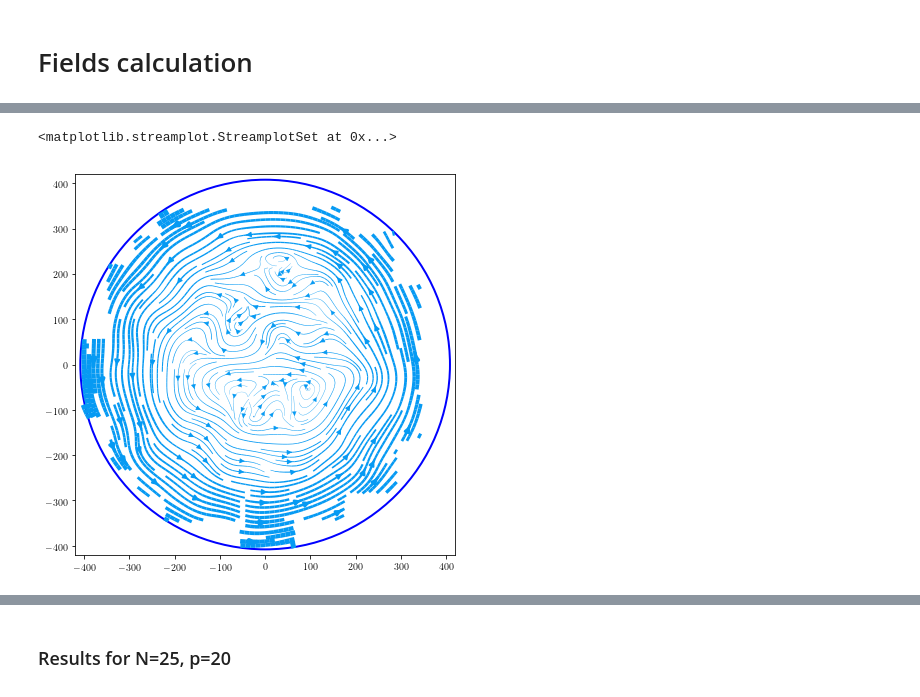
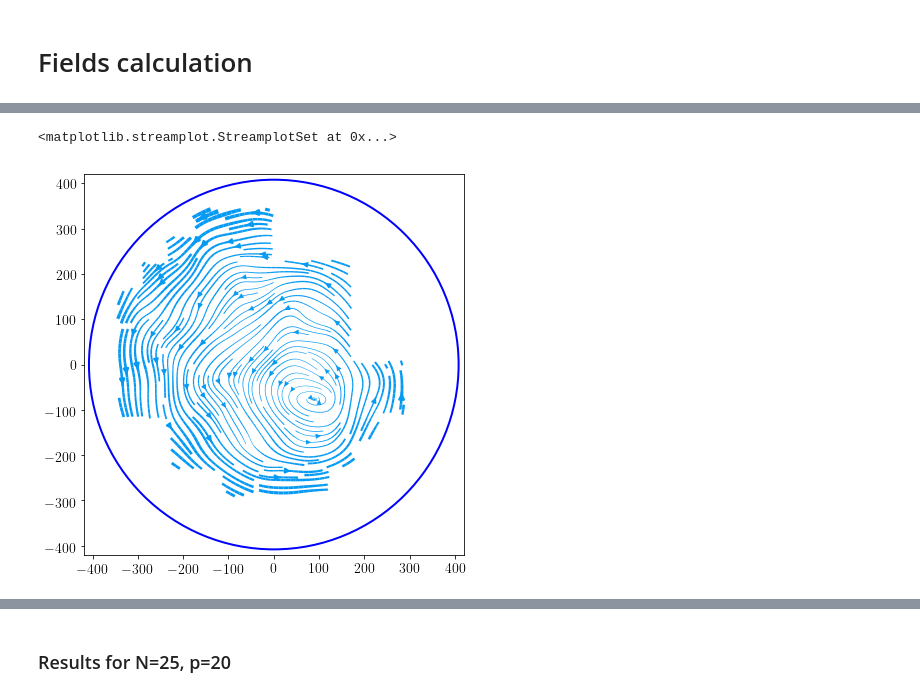
Before and after one commit to fvegar/brownian, a Jupyter notebook: chiral_tracks.ipynb, the cells around one changed output, grey strips where cells are left out. Drawn from its saved outputs; the diff is of its cells as text; code cells hidden in the pictures.

```diff
--- a/chiral_tracks.ipynb
+++ b/chiral_tracks.ipynb
@@ -638,11 +650,0 @@ theta angle list, is between 0 and 14 AND TOTALLY READY
-# %%
-itr = 10
-ln = len(tracks[itr])
-a = tracks[itr].drop([ln-1-i for i in range(ln%3)]) # table has to be multiple of step (here, 3)
-#d = np.empty((3, len(a[::3]) -1 ))
-dd = np.empty(len(a) -3) # drop step (3) last elements, which will not have velocity
-for i in range(3):
-#    d[i] = a.x[3+i::3].values - a.x[i:-3:3].values
-#for i in range(3):
-#    dd[i::3] = d[i]
-    dd[i::3] = a.x[3+i::3].values - a.x[i:-3:3].values
@@ -921,11 +929,11 @@ np.min(fr[2])
 # %%
 R = info.ROI_radius[0]
 limits = [[-R, R], [- R, + R]]
-xc = info.ROI_center[0][0]
-yc = info['shape'][0][1] - info.ROI_center[0][1]
+#xc = info.ROI_center[0][0]
+#yc = info['shape'][0][1] - info.ROI_center[0][1]
 
-x = datos.x.values - xc
-y = datos.y.values - yc
+x = datos.x.values
+y = datos.y.values
 NBIN = 15
 
 Y, X = np.mgrid[ -400 :400 :NBIN*1j, -400: 400: NBIN*1j]
@@ -937,14 +945,15 @@ uy = stats.binned_statistic_2d(x, y, datos.vy.values, statistic='mean', bins=NBI
 
 speed = np.sqrt(ux**2 + uy**2)
 
+n = stats.binned_statistic_2d(x, y,1, statistic='count', bins=NBIN, range=limits)[0].T
+#n = (n/Nframes)/(info.N[0]/NBIN)
+
+T = stats.binned_statistic_2d(x, y, datos.vx.values, statistic='std', bins=NBIN, range=limits)[0].T**2 + \
+stats.binned_statistic_2d(x, y, datos.vy.values, statistic='std', bins=NBIN, range=limits)[0].T**2
+
 for i in range(NBIN):
     for j in range(NBIN):
         if np.isnan(ux[i][j]) == True:
             ux[i][j] = 0
             uy[i][j] = 0
-
-n = stats.binned_statistic_2d(x, y,1, statistic='count', bins=NBIN, range=limits)[0].T
-n = (n/Nframes)/(info.N[0]/NBIN)
-
-T = stats.binned_statistic_2d(x, y, datos.vx.values, statistic='std', bins=NBIN, range=limits)[0].T**2 + \
-stats.binned_statistic_2d(x, y, datos.vy.values, statistic='std', bins=NBIN, range=limits)[0].T**2
+            T[i][j] = 0
@@ -963,19 +974,19 @@ plt.imshow(T*n, interpolation='gaussian')
 # %%
 plt.close('all')
 figure, axes = plt.subplots(figsize=(7,7))
 
 draw_circle = plt.Circle((0, 0), 408, fill=False, color='b', linewidth=2)
 
 axes.set_aspect(1)
 axes.add_artist(draw_circle)
 
-lw = 30* speed
+lw = 10* speed
 plt.xlim(-420,420)
 plt.ylim(-420,420)
 plt.streamplot(X, Y, ux, uy, color='xkcd:azure', density=2.6, linewidth=lw)
 # %% [output]
 <matplotlib.streamplot.StreamplotSet at 0x...>
-[figure, old version]
+[figure, new version]
 # %%
 fig, ax1 = plt.subplots(figsize=(7, 7))
 
```
Also changed, not shown: parts of 45 cells of this notebook.
